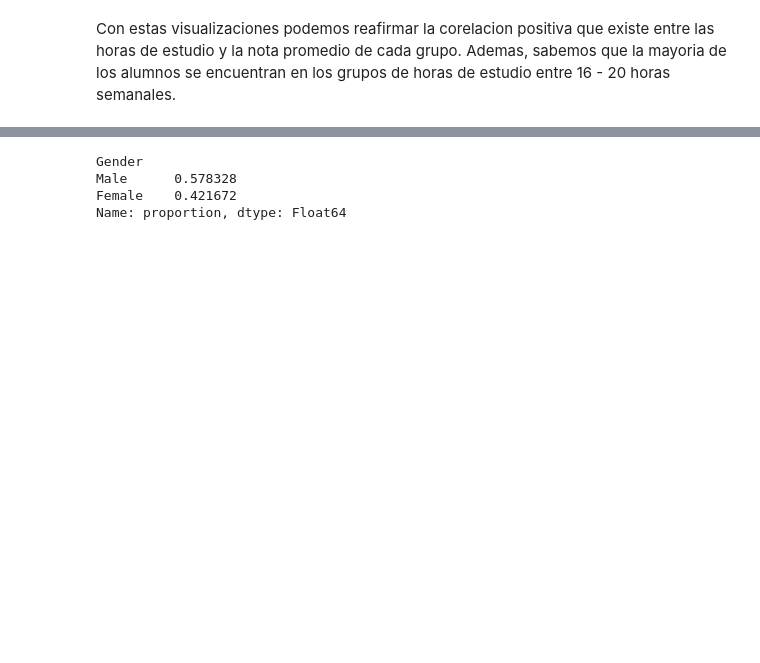
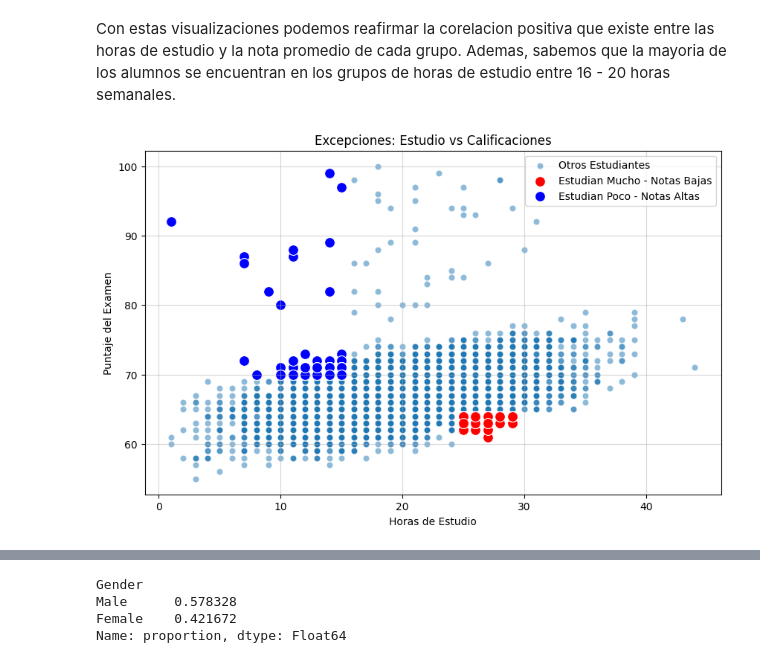
Before and after one commit to BertoniEliana/students_performance_factors, a Jupyter notebook: student_performance_factors.ipynb, the cells around one changed output, grey strips where cells are left out. Drawn from its saved outputs; the diff is of its cells as text; code cells hidden in the pictures; blank space fills up the shorter version.

```diff
--- a/student_performance_factors.ipynb
+++ b/student_performance_factors.ipynb
@@ -290,3 +297,42 @@ sns.barplot(data=average_scores, x='Hours_Studied_Category', y='Exam_Score', col
 [figure]
 # %% [markdown]
 Con estas visualizaciones podemos reafirmar la corelacion positiva que existe entre las horas de estudio y la nota promedio de cada grupo. Ademas, sabemos que la mayoria de los alumnos se encuentran en los grupos de horas de estudio entre 16 - 20 horas semanales.
+# %%
+#Analisis de excepciones: Estudiantes con notas altas pero pocas horas de estudio, y viceversa
+q25_study = student_df['Hours_Studied'].quantile(0.25)
+q75_study = student_df['Hours_Studied'].quantile(0.75)
+q25_score = student_df['Exam_Score'].quantile(0.25)
+q75_score = student_df['Exam_Score'].quantile(0.75)
+high_study_low_score = student_df[(student_df['Hours_Studied'] > q75_study) & (student_df['Exam_Score'] < q25_score)]
+low_study_high_score = student_df[(student_df['Hours_Studied']< q25_study) & (student_df['Exam_Score']> q75_score)]
+# %%
+plt.figure(figsize=(10, 6))
+sns.scatterplot(
+    x='Hours_Studied',
+    y='Exam_Score',
+    data=student_df,
+    alpha=0.5,
+    label='Otros Estudiantes'
+)
+sns.scatterplot(
+    x=high_study_low_score['Hours_Studied'],
+    y=high_study_low_score['Exam_Score'],
+    color='red',
+    label='Estudian Mucho - Notas Bajas',
+    s=100
+)
+sns.scatterplot(
+    x=low_study_high_score['Hours_Studied'],
+    y=low_study_high_score['Exam_Score'],
+    color='blue',
+    label='Estudian Poco - Notas Altas',
+    s=100
+)
+plt.title('Excepciones: Estudio vs Calificaciones')
+plt.xlabel('Horas de Estudio')
+plt.ylabel('Puntaje del Examen')
+plt.legend()
+plt.grid(True, alpha=0.5)
+plt.show()
+# %% [output]
+[figure, added]
```
Also changed, not shown: parts of 24 cells of this notebook.
